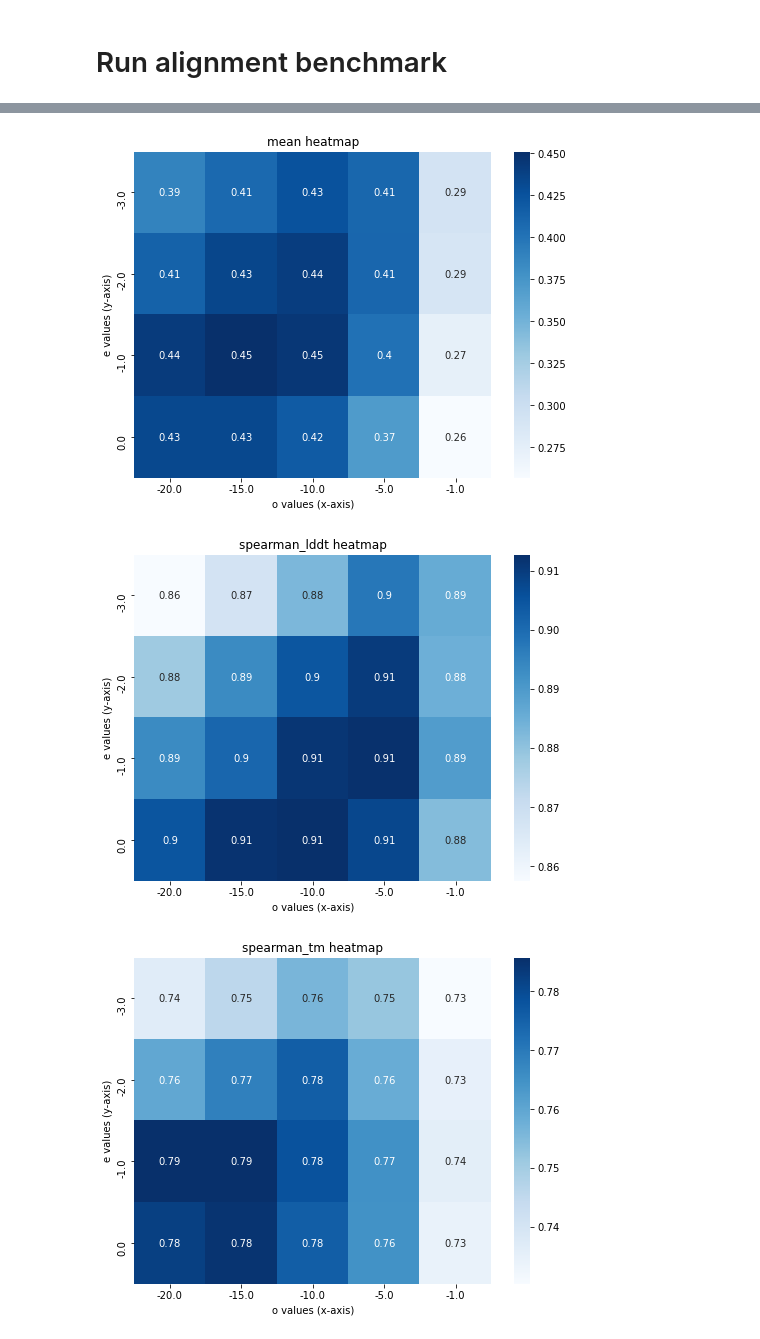
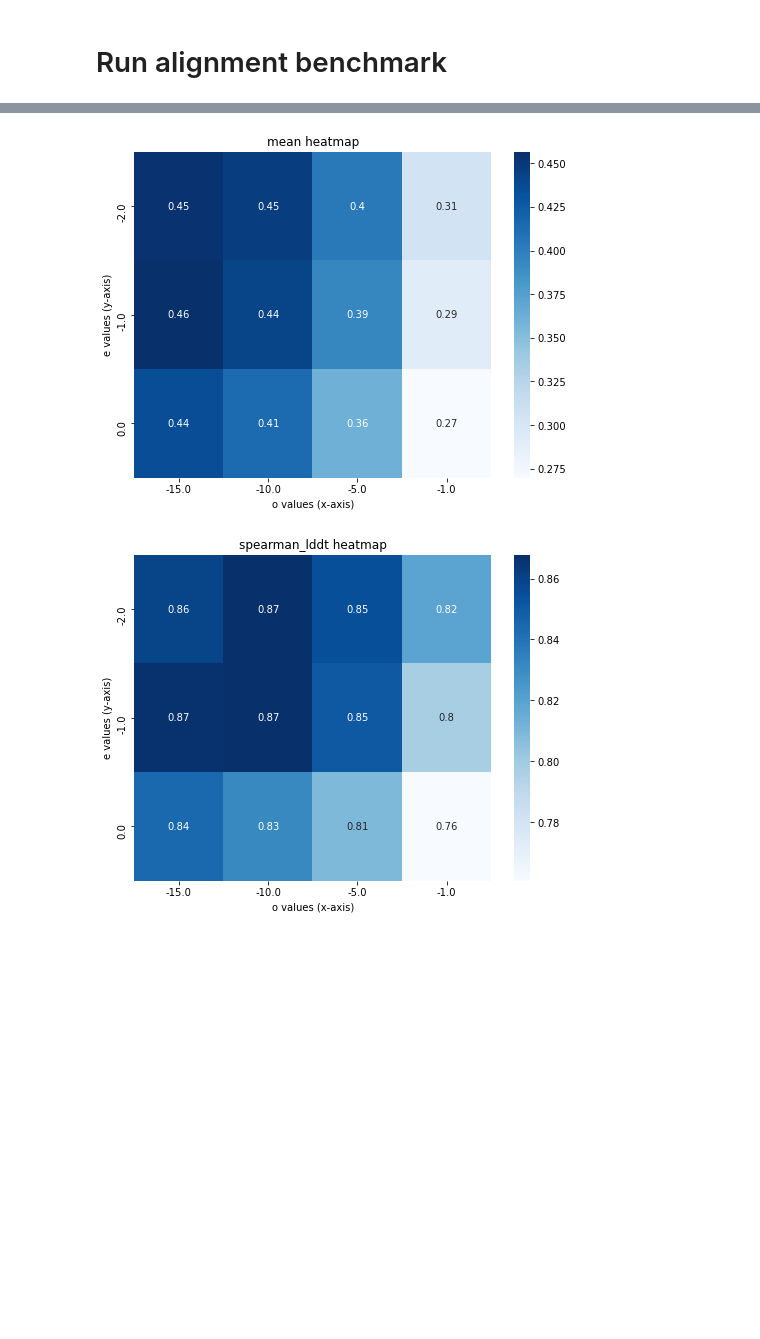
Before and after one commit to spetti/structure_comparison, a Jupyter notebook: benchmarking/alignment_benchmark.ipynb, the cells around one changed output, grey strips where cells are left out. Drawn from its saved outputs; the diff is of its cells as text; code cells hidden in the pictures; blank space fills up the shorter version.

```diff
--- a/benchmarking/alignment_benchmark.ipynb
+++ b/benchmarking/alignment_benchmark.ipynb
@@ -204,0 +230,3 @@ def run_batch(pairs, params, data):
+# %%
+open_choices = [ -15.0,-10.0,-5.0, -1.0]
+extend_choices =[0.0, -1.0,-2.0]
@@ -297,3 +313,0 @@ def plot(lddt_d, mode = "mean"):# Example dictionary (replace this with your act
-# %%
-open_choices = [-20.0, -15.0,-10.0,-5.0, -1.0]
-extend_choices =[0.0, -1.0,-2.0,-3.0]
@@ -302,21 +322,4 @@ extend_choices =[0.0, -1.0,-2.0,-3.0]
 # %%
-%%time
-lddt_d = {}
-#open_choices = [-15.0,-10.0,-5.0, -1.0]
-#extend_choices =[-1.0,-2.0,-3.0]
-
-params = {}
-params["temp"] = 0.01
-params["use_two"]= False
-params["w1"] =0.0
-params["w2"] =0.0
-
 data = {}
-data["blosum"] = blosum1
-data["oh_d"] = oh_d1
-
-for o in open_choices:
-    for e in extend_choices:
-        params["gap_extend"] = e
-        params["gap_open"] = o
-        lddt_d[(o,e)] = run_in_batches(pairs, 200, params, data)
+data["blosum"] = blosum2
+data["oh_d"] = oh_d2
@@ -353,3 +364,14 @@ lddt_nh = lddt_d
+# %%
+params = {}
+params["gap_extend"] = None
+params["gap_open"] = None
+params["temp"] = 1e-3 # do not change
+params["soft_aln_thresh"]=.5 # do not change
+params["use_two"]= True
+params["w1"] = 0.5
+params["w2"] = 0.5
+params["blurry"] = None
+params["jaccard_blosum"] = None
 # %%
 %%time
 lddt_d = {}
@@ -392,8 +408,6 @@ Wall time: 2min 40s
 # %%
 plot(lddt_d, mode = "mean")
 plot(lddt_d, mode = "spearman_lddt")
-plot(lddt_d, mode = "spearman_tm")
 # %% [output]
-[figure, old version]
+[figure, new version]
-[figure, old version]
+[figure, new version]
-[figure, removed]
```
Also changed, not shown: parts of 47 cells of this notebook, 1 other file.
